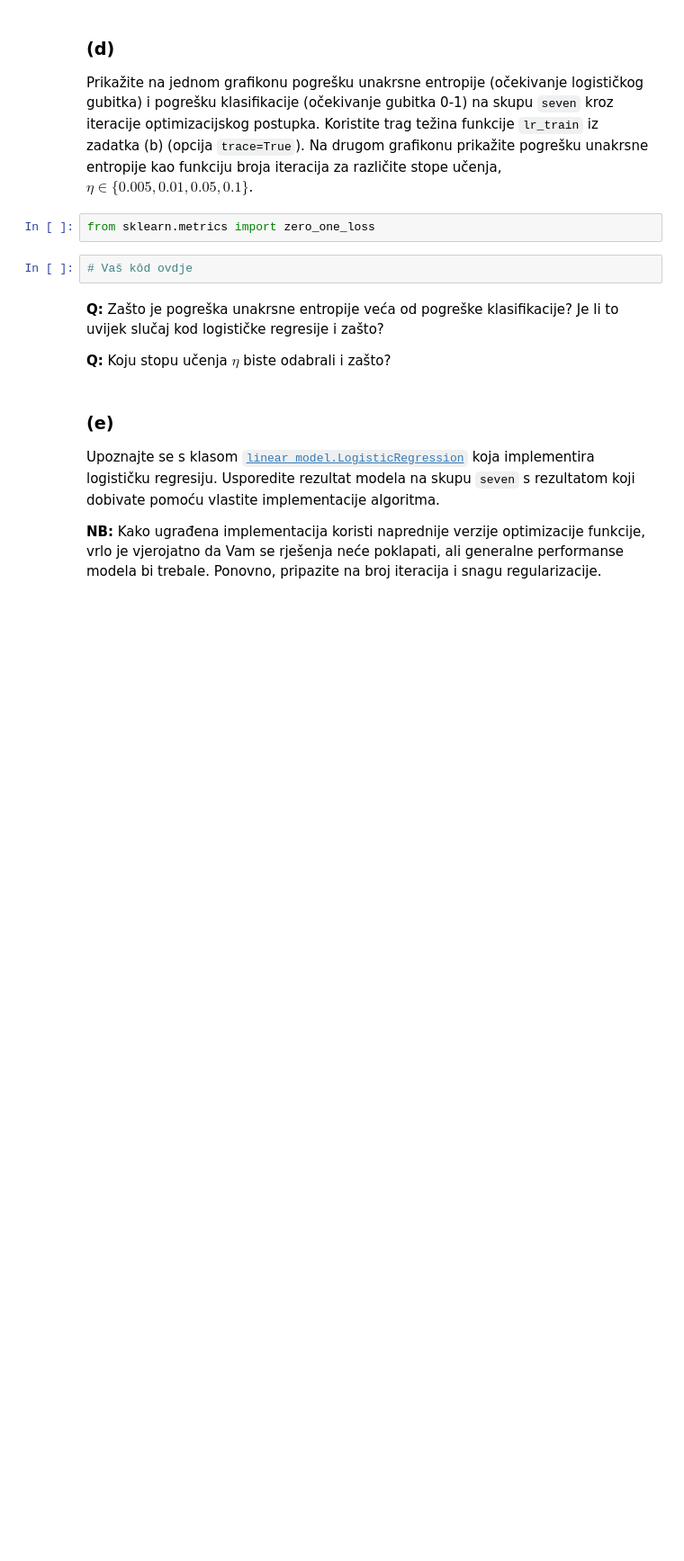
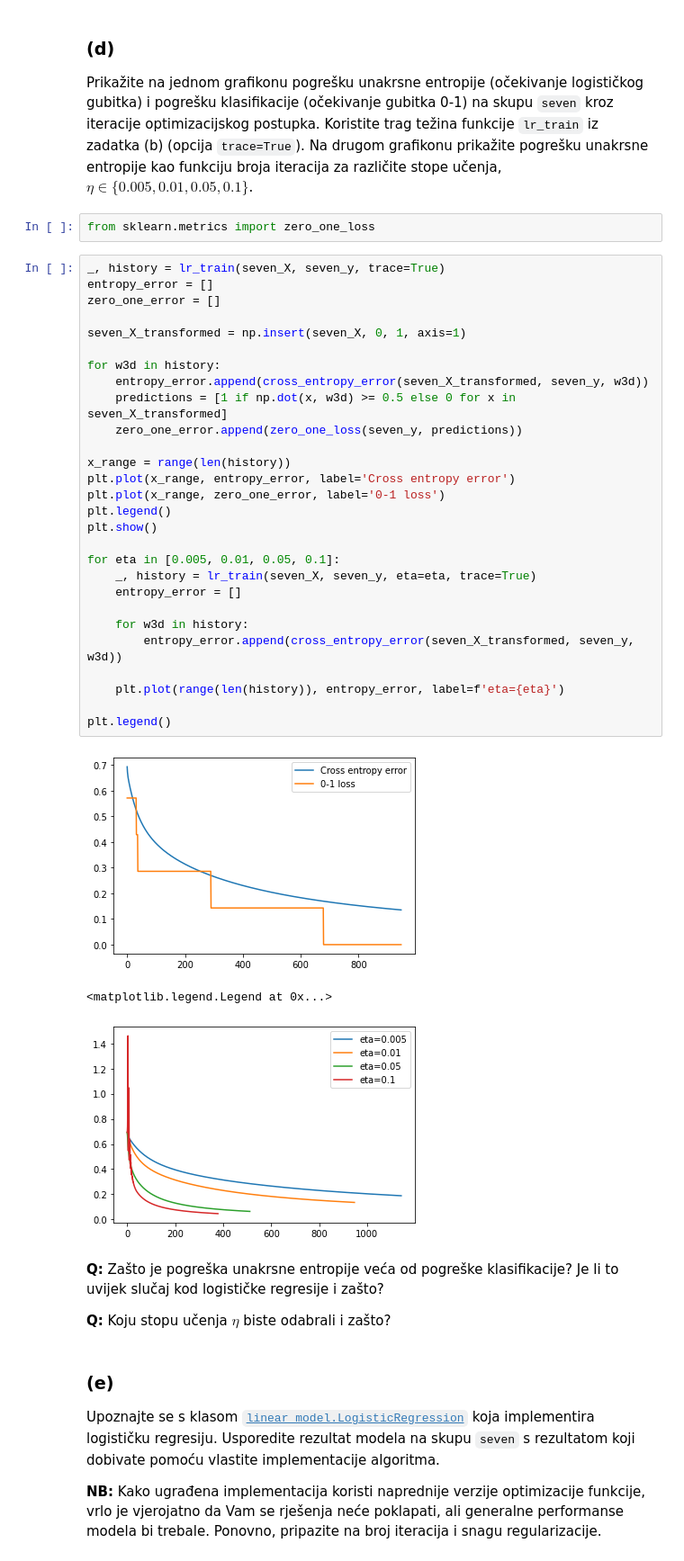
Before and after one commit to mateoim/su-lab-20-21, a Jupyter notebook: lab02/SU-2020-LAB02-0036509386.ipynb, the cells around one changed output. Shown at 90% size. Drawn from its saved outputs; the diff is of its cells as text; blank space fills up the shorter version.

```diff
--- a/lab02/SU-2020-LAB02-0036509386.ipynb
+++ b/lab02/SU-2020-LAB02-0036509386.ipynb
@@ -254,8 +308,38 @@ Koristeći funkciju `lr_train`, trenirajte model logističke regresije na skupu
 Prikažite na jednom grafikonu pogrešku unakrsne entropije (očekivanje logističkog gubitka) i pogrešku klasifikacije (očekivanje gubitka 0-1) na skupu `seven` kroz iteracije optimizacijskog postupka. Koristite trag težina funkcije `lr_train` iz zadatka (b) (opcija `trace=True`). Na drugom grafikonu prikažite pogrešku unakrsne entropije kao funkciju broja iteracija za različite stope učenja, $\eta\in\{0.005,0.01,0.05,0.1\}$.
 # %%
 from sklearn.metrics import zero_one_loss
-# %%
-# Vaš kôd ovdje
+# %%
+_, history = lr_train(seven_X, seven_y, trace=True)
+entropy_error = []
+zero_one_error = []
+
+seven_X_transformed = np.insert(seven_X, 0, 1, axis=1)
+
+for w3d in history:
+    entropy_error.append(cross_entropy_error(seven_X_transformed, seven_y, w3d))
+    predictions = [1 if np.dot(x, w3d) >= 0.5 else 0 for x in seven_X_transformed]
+    zero_one_error.append(zero_one_loss(seven_y, predictions))
+
+x_range = range(len(history))
+plt.plot(x_range, entropy_error, label='Cross entropy error')
+plt.plot(x_range, zero_one_error, label='0-1 loss')
+plt.legend()
+plt.show()
+
+for eta in [0.005, 0.01, 0.05, 0.1]:
+    _, history = lr_train(seven_X, seven_y, eta=eta, trace=True)
+    entropy_error = []
+
+    for w3d in history:
+        entropy_error.append(cross_entropy_error(seven_X_transformed, seven_y, w3d))
+
+    plt.plot(range(len(history)), entropy_error, label=f'eta={eta}')
+
+plt.legend()
+# %% [output]
+[figure, added]
+<matplotlib.legend.Legend at 0x...>
+[figure, added]
 # %% [markdown]
 
 **Q:** Zašto je pogreška unakrsne entropije veća od pogreške klasifikacije? Je li to uvijek slučaj kod logističke regresije i zašto?
```
Also changed, not shown: parts of 10 cells of this notebook.
